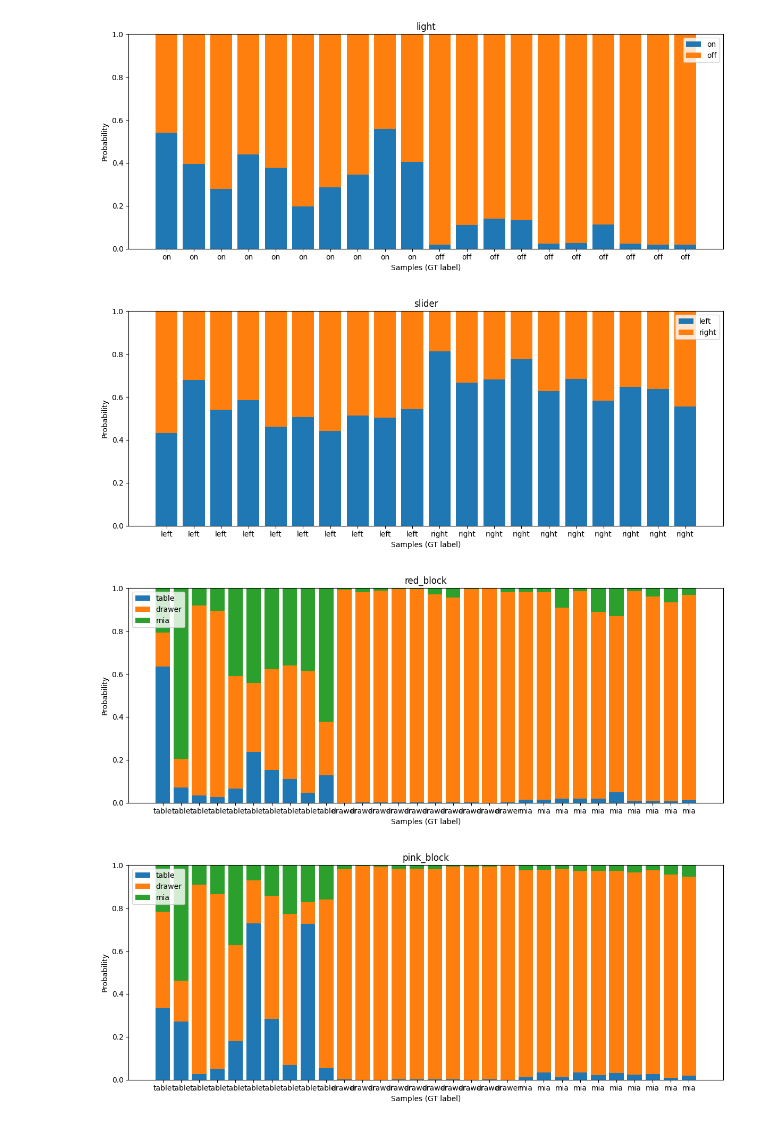
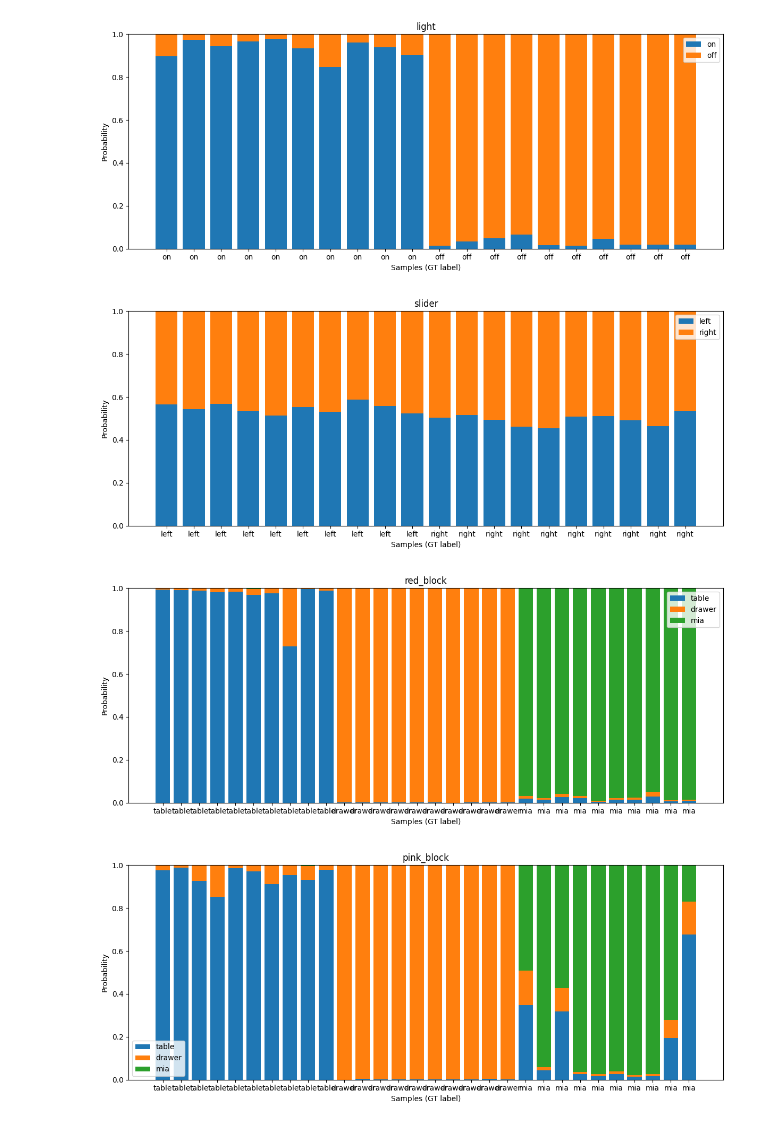
Before and after one commit to JRGruhnert/heca, a Jupyter notebook: notebooks/molmo_token.ipynb, the cells around one changed output. Saved outputs shown, nothing was run; the diff lists cells and outputs as text; code cells hidden in the pictures.

Commit message:
molmo with 96% accuracy

```diff
--- a/notebooks/molmo_token.ipynb
+++ b/notebooks/molmo_token.ipynb
@@ -105,21 +39,4 @@ Molmo2ForConditionalGeneration(
-# %%
-# Per-sample constrained decoding: only valid letters for that sample's task
-cache_allowed_ids = {}
-for entity, data in TASKS.items():
-    ids = []
-    for label in ALPHABET[: len(data["states"])]:
-        token_ids = processor.tokenizer.encode(label, add_special_tokens=False)
-        assert len(token_ids) == 1, f"Label {label} is not single-token for tokenizer"
-        ids.append(token_ids[0])
-    cache_allowed_ids[entity] = ids
-
-
-def prefix_allowed_tokens_fn(batch_id, input_ids):
-    return cache_allowed_ids[entity]
-
-def postprocess_prediction(pred) -> str | None:
-    pred = pred.strip().upper()
-    if pred in ALPHABET:
-        return pred
-    else:
-        return None
+# %%
+from heca.helper import molmo
+
+images, prompts, ground_truths, task_names, letters_per_task = molmo.get_data()
@@ -182,11 +82,17 @@ probs_predicted = []
 # token ids for A/B/C
 tokenizer = processor.tokenizer
 tokens = {}
-for letter in ALPHABET:
+for letter in molmo.ALPHABET:
     token = tokenizer.encode(letter, add_special_tokens=False)[0]
     tokens[letter] = token
 
-for img_batch, chat_batch in zip(img_batches, chat_batches):
+batch_size = 10
+batch_indexes = list(range(0, len(images), batch_size))
+
+for i in batch_indexes:
+    img_batch = images[i : i + batch_size]
+    chat_batch = chat_texts[i : i + batch_size]
+    task_batch = task_names[i : i + batch_size]
     inputs = processor(
         images=img_batch,
         text=chat_batch,
@@ -207,12 +113,12 @@ for img_batch, chat_batch in zip(img_batches, chat_batches):
     for i in range(logits.shape[0]):
         next_token_logits = logits[i, input_lengths[i]]
 
-        scores = {letter: next_token_logits[tokens[letter]].item() for letter in ALPHABET}
+        scores = {letter: next_token_logits[tokens[letter]].item() for letter in molmo.ALPHABET}
 
         vals = torch.tensor(list(scores.values()))
         probs = torch.softmax(vals, dim=0)
         probs_letters = probs.tolist()
-        pred = ALPHABET[probs_letters.index(max(probs_letters))]
+        pred = letters_per_task[task_batch[i]]["states"][probs_letters.index(max(probs_letters))    ]
         predicted_letters.append(pred)
         probs_predicted.append(probs_letters)
 # %%
@@ -222,11 +128,11 @@ import numpy as np
 
 grouped = defaultdict(list)
 
-for entity, gt, probs in zip(task_names, ground_truth, probs_predicted):
+for entity, gt, probs in zip(task_names, ground_truths, probs_predicted):
     grouped[entity].append((gt, probs))
 
 for entity, samples in grouped.items():
-    labels = TASKS[entity]["states"]
+    labels = letters_per_task[entity]["states"]
     x = np.arange(len(samples))
     bottoms = np.zeros(len(samples))
     fig, ax = plt.subplots(figsize=(12, 5))
@@ -261,4 +167,4 @@ for entity, samples in grouped.items():
-[figure, old version]
+[figure, new version]
-[figure, old version]
+[figure, new version]
-[figure, old version]
+[figure, new version]
-[figure, old version]
+[figure, new version]
```
Also changed, not shown: parts of 12 cells of this notebook, 3 other files.
